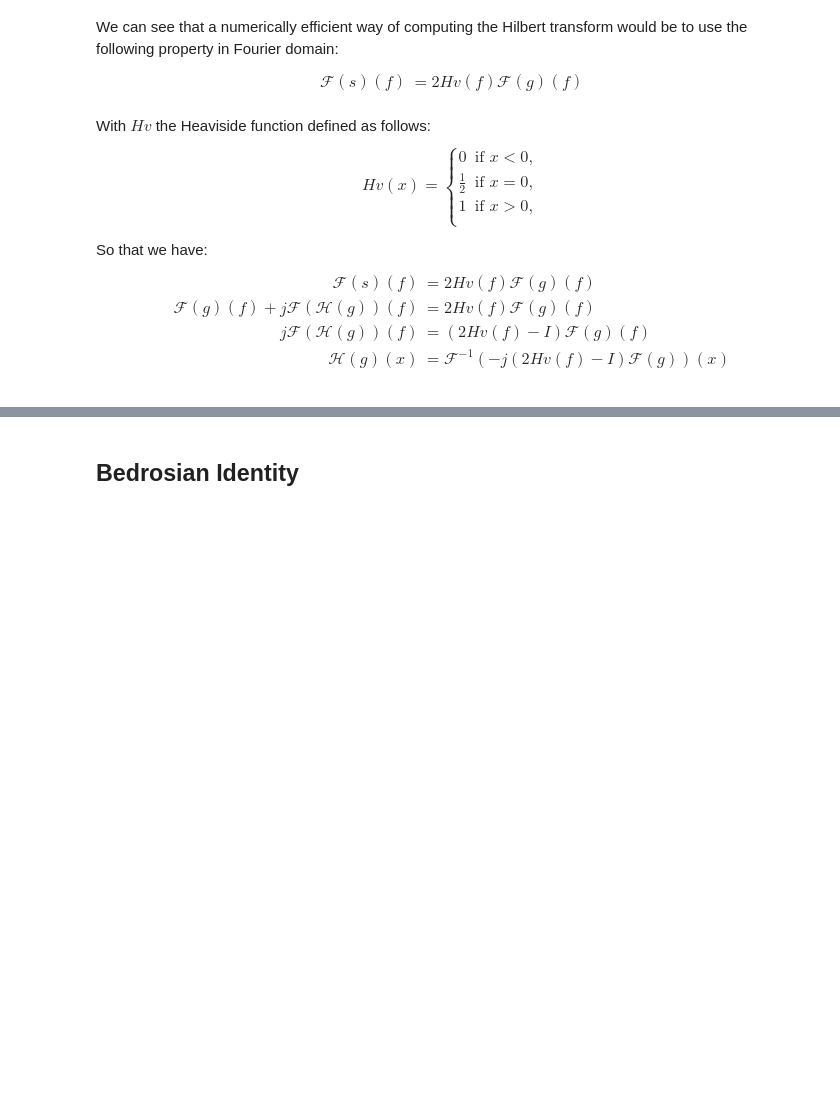
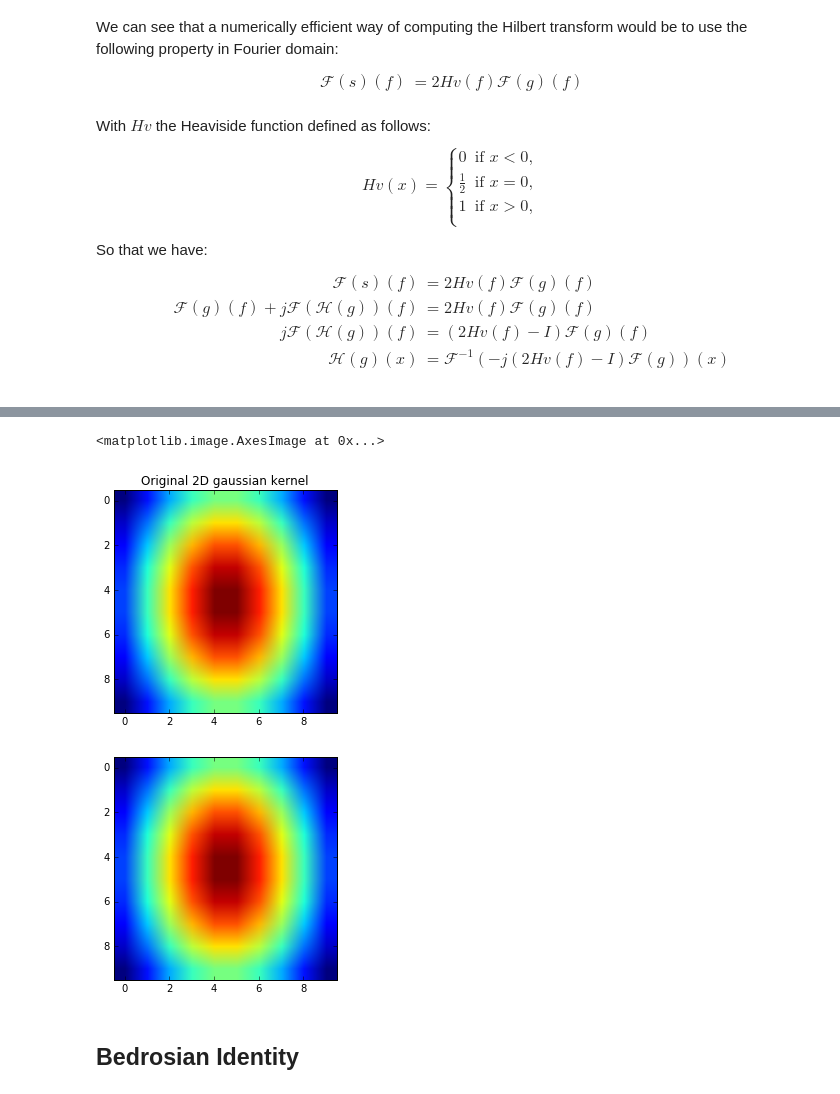
Before and after one commit to pierrepaleo/SignalProcessing-Python, a Jupyter notebook: HilbertTransform.ipynb, the cells around one changed output, grey strips where cells are left out. Cells and saved outputs as stored; diff of their text form; code cells hidden in the pictures; blank space fills up the shorter version.

Commit message:
Added separable convolution explanation

```diff
--- a/HilbertTransform.ipynb
+++ b/HilbertTransform.ipynb
@@ -336,2 +399,51 @@ plt.ylabel("Intensity")
+# %%
+"""
+Let's see how to factorize a gaussian kernel with the method seen previously
+"""
+#define mesh
+sizeK = 10 # must be even
+X,Y=np.meshgrid(np.linspace(-1,1,sizeK),np.linspace(-1,1,sizeK))
+xvec = np.array([np.reshape(X,X.size),np.reshape(Y,Y.size)])
+
+#define gaussian
+Sigma=np.diag([0.5,1])
+mu = np.array([[0],[0]])
+coef = 1/np.sqrt(np.power(2*np.pi,2)*np.linalg.det(Sigma))
+
+#2-dimensional gaussian pdf
+test=np.dot(np.linalg.inv(Sigma),xvec-mu)
+K=coef * np.exp(-0.5* np.sum(test*(xvec-mu),0))
+K=np.reshape(K,X.shape)/K.sum()
+
+plt.figure(0)
+plt.title("Original 2D gaussian kernel")
+plt.imshow(K)
+
+#Now let's factorize it
+lamb,t=np.linalg.eig(K)
+idx = lamb.argsort()[::-1][0] #sort values from highest to lowest
+
+#Check that K is rank 1
+assert( np.linalg.matrix_rank(K) == 1)
+
+lamb = lamb[idx]
+t=t[:,idx]
+
+#get index of first non zero element of t, and solve diagonal system
+idx = np.abs(lamb).argsort()[::-1]
+
+#Factorization is obtained
+y = np.dot( 1./t[idx], K[idx,:] )
+x = t
+K2 = np.outer(x,y).real
+assert(np.isclose(K,K2).all())
+
+plt.figure(1)
+plt.title("Separable generation of gaussian kernel")
+plt.imshow(K2)
+# %% [output]
+<matplotlib.image.AxesImage at 0x...>
+[figure, added]
+[figure, added]
 # %% [markdown]
 ## Bedrosian Identity
```
Also changed, not shown: parts of 3 cells of this notebook.
